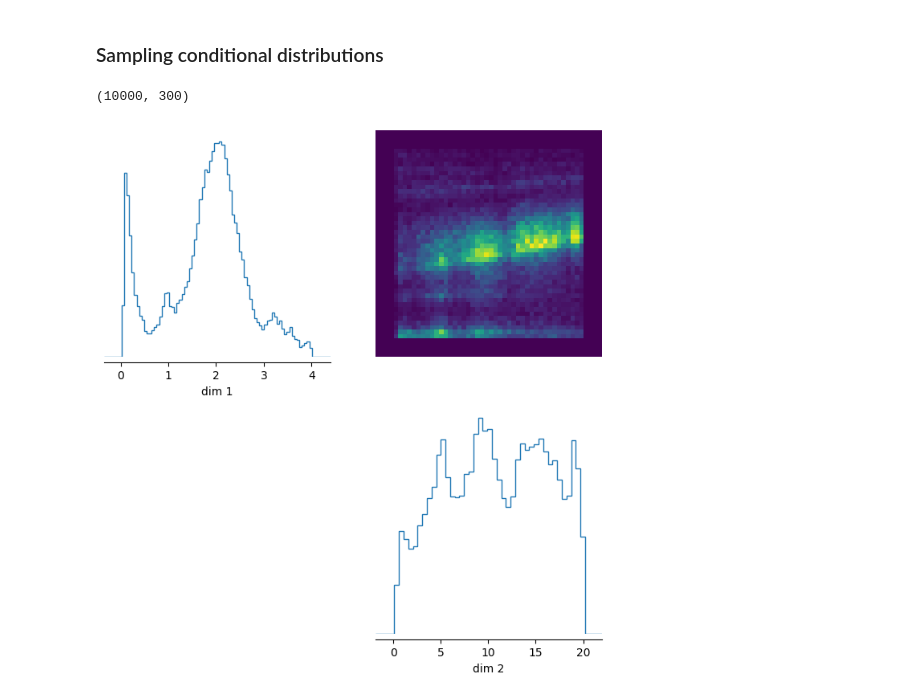
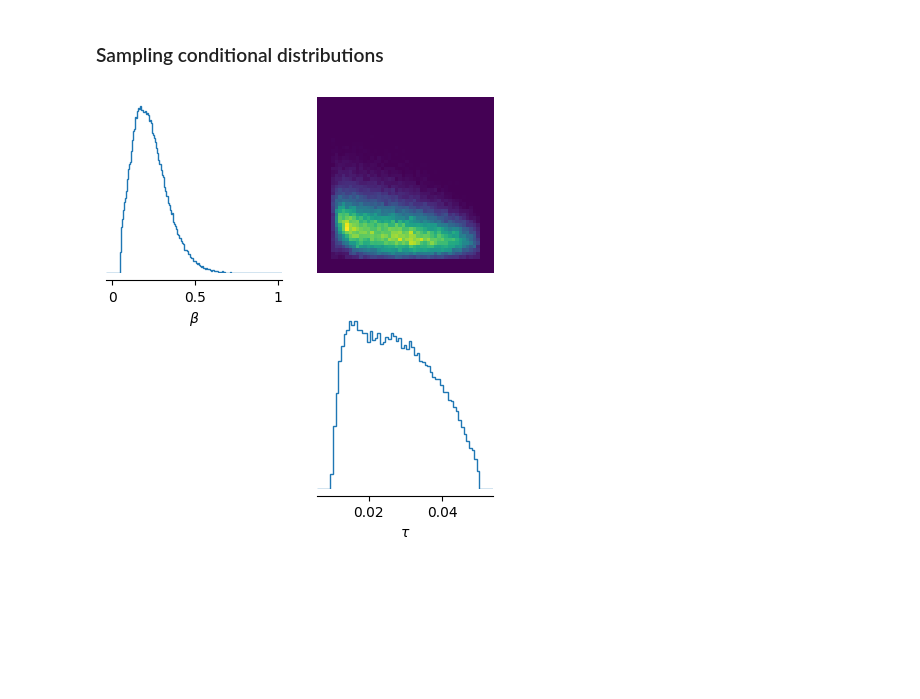
Before and after one commit to vagechirkov/Spatial-MAB-ABM, a Jupyter notebook: abm/sbi_pipeline.ipynb, the cells around one changed output. Saved outputs shown, nothing was run; the diff lists cells and outputs as text; code cells hidden in the pictures; blank space fills up the shorter version.

```diff
--- a/abm/sbi_pipeline.ipynb
+++ b/abm/sbi_pipeline.ipynb
@@ -111,7 +115,7 @@ def parallel_simulate(theta):
     theta_np = theta.numpy()
 
     num_workers = 8
-    simulation_outputs = Parallel(n_jobs=num_workers)(
+    simulation_outputs = Parallel(n_jobs=num_workers, verbose=0)(
         delayed(simulate)(batch)
         for batch in theta_np
     )
@@ -135,8 +165,15 @@ x = torch.as_tensor(simulation_outputs, dtype=torch.float32)
 ## Neural Posterior Estimation (NPE)
 # %%
 from sbi.inference import NPE
+from sbi.neural_nets import posterior_nn
+from sbi.neural_nets.embedding_nets import FCEmbedding
 
-inference = NPE(density_estimator="nsf")
+embedding_net = FCEmbedding(input_dim=15, output_dim=5)
+# model="nsf"
+neural_posterior = posterior_nn(model="maf", embedding_net=embedding_net)
+
+# inference = NPE(density_estimator="nsf")
+inference = NPE(prior=prior, density_estimator=neural_posterior)
 # %%
 %%time
 posterior_net = inference.append_simulations(theta, x).train()
@@ -262,10 +303,18 @@ conditioned_potential_fn, restricted_tf, restricted_prior = conditional_potentia
     potential_fn=potential_fn,
     theta_transform=theta_transform,
     prior=prior,
+    # condition=torch.as_tensor(
+    #     [1.11, 9.5, 0, 0]
+    # ),
+    # dims_to_sample=[2, 3],
     condition=torch.as_tensor(
-        [0.0, 0.0, 0.33, 0.03]
-    ),  # the first n values are arbitrary and are ignored internally
-    dims_to_sample=[0, 1],
+        [1.11, 12.0, 0.0, 0.0]
+    ),
+    dims_to_sample=[2, 3],
+    # condition=torch.as_tensor(
+    #     [0.0, 0.0, 0.33, 0.03]
+    # ),
+    # dims_to_sample=[0, 1],
 )
 # %%
 mcmc_posterior = MCMCPosterior(
@@ -275,15 +324,15 @@ mcmc_posterior = MCMCPosterior(
     method="slice_np_vectorized",
     num_chains=20,
 ).set_default_x(x_obs)
-cond_samples = mcmc_posterior.sample((50_000,))
+cond_samples = mcmc_posterior.sample((100_000,))
-# %%
-simulation_outputs.shape
-# %% [output]
-(10000, 300)
 # %%
-pairplot(cond_samples, figsize=(8, 8), diag_kwargs=dict(bins="auto"));
+pairplot(cond_samples, figsize=(5, 5),
+         diag_kwargs=dict(bins="auto"),
+         labels=["$\\beta$", "$\\tau$"]
+         # labels=["$\\lambda$", "$\\epsilon_{soc}$"]
+        );
 # %% [output]
-[figure, old version]
+[figure, new version]
 # %%
 conditioned_potential_fn, restricted_tf, restricted_prior = conditional_potential(
     potential_fn=potential_fn,
```
Also changed, not shown: parts of 58 cells of this notebook, 4 other files.
